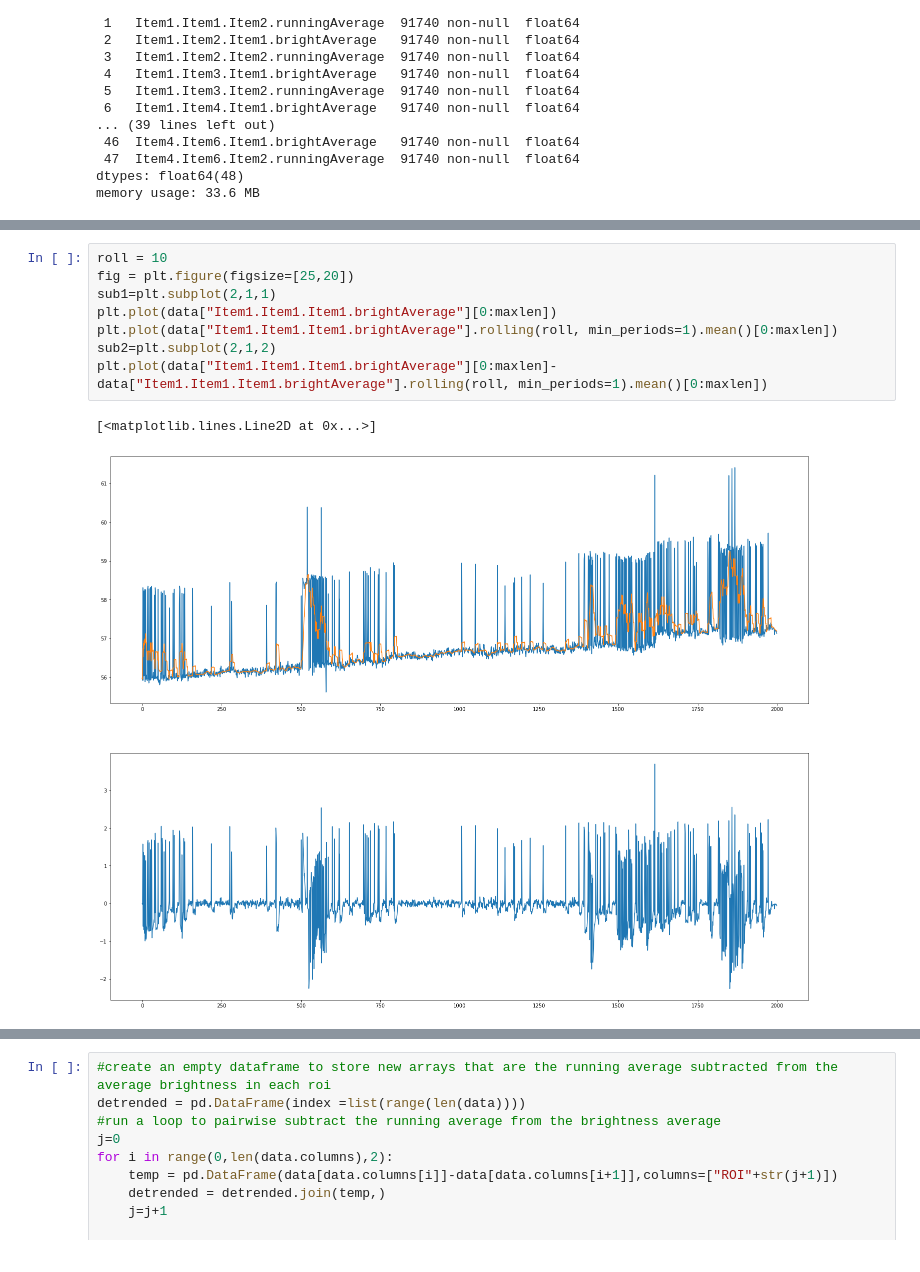
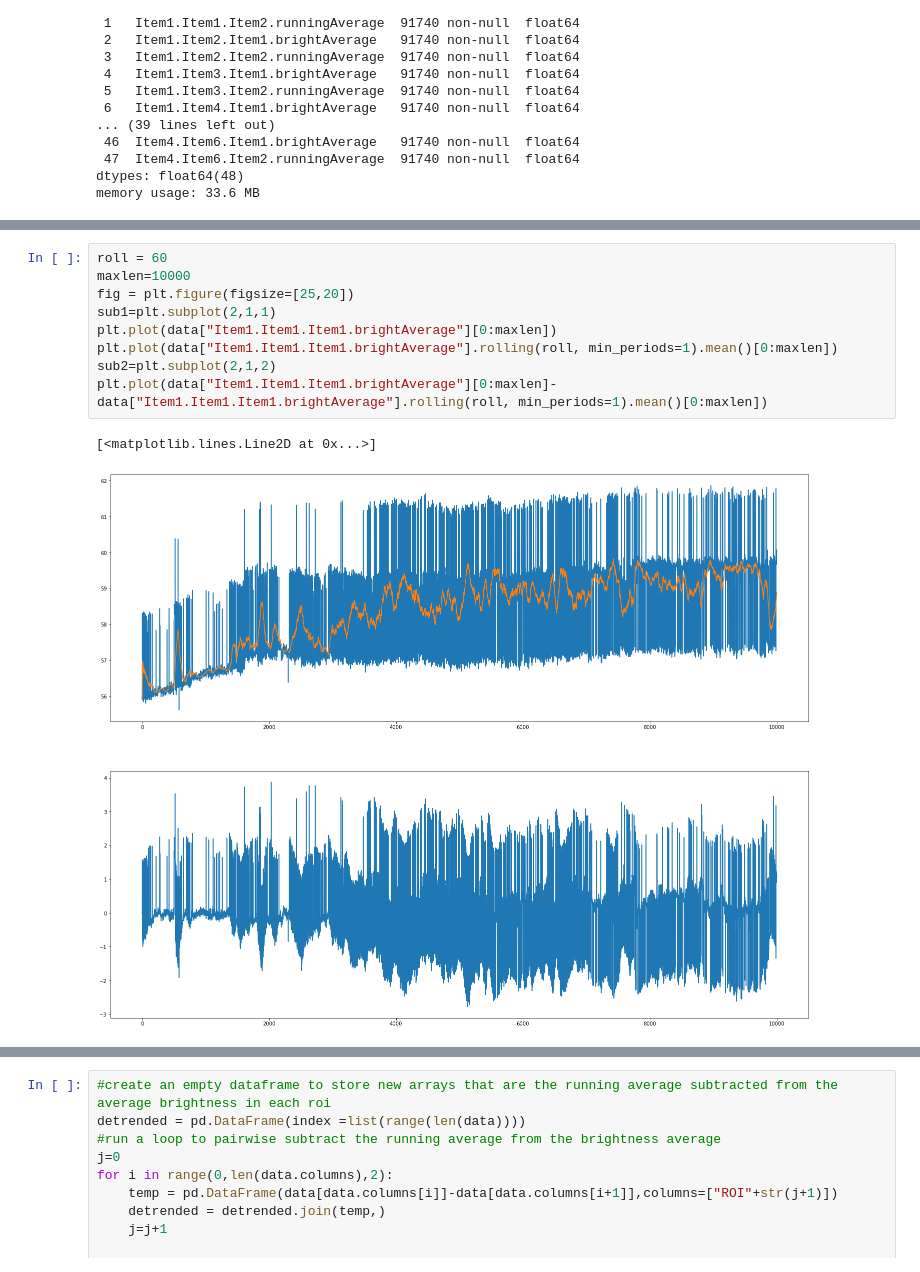
Before and after one commit to jmenzies280/embryo-monitoring, a Jupyter notebook: software/analysis/analysis1.ipynb, the cells around one changed output, grey strips where cells are left out. Saved outputs shown, nothing was run; the diff lists cells and outputs as text.

```diff
--- a/software/analysis/analysis1.ipynb
+++ b/software/analysis/analysis1.ipynb
@@ -68,11 +59,12 @@ plt.plot(np.diff(data["Item1.Item1.Item1.brightAverage"][0:maxlen]))
 # %%
-roll = 10
+roll = 60
+maxlen=10000
 fig = plt.figure(figsize=[25,20])
 sub1=plt.subplot(2,1,1)
 plt.plot(data["Item1.Item1.Item1.brightAverage"][0:maxlen])
 plt.plot(data["Item1.Item1.Item1.brightAverage"].rolling(roll, min_periods=1).mean()[0:maxlen])
 sub2=plt.subplot(2,1,2)
 plt.plot(data["Item1.Item1.Item1.brightAverage"][0:maxlen]-data["Item1.Item1.Item1.brightAverage"].rolling(roll, min_periods=1).mean()[0:maxlen])
 # %% [output]
 [<matplotlib.lines.Line2D at 0x...>]
-[figure, old version]
+[figure, new version]
```
Also changed, not shown: parts of 6 cells of this notebook, 2 other files.
